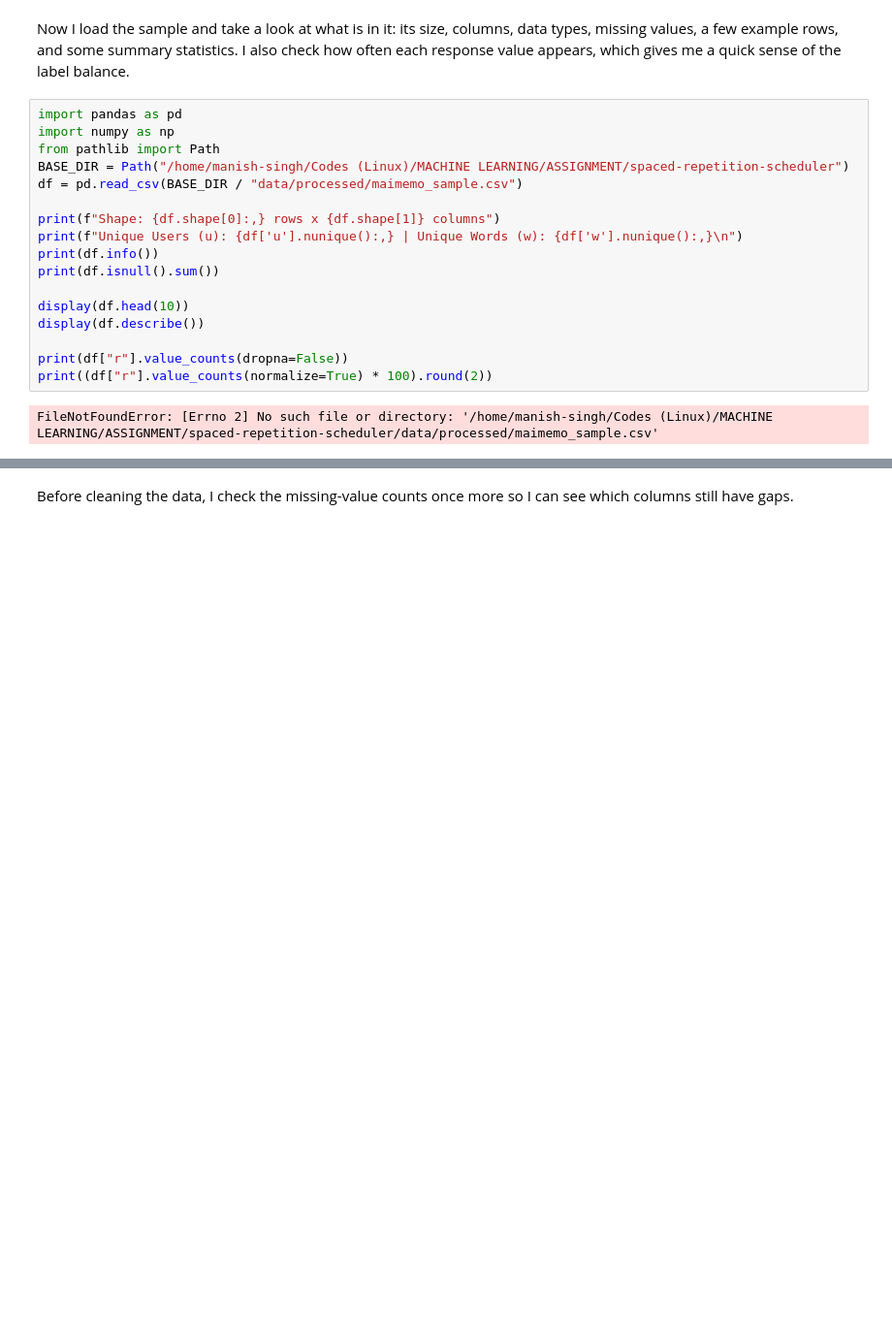
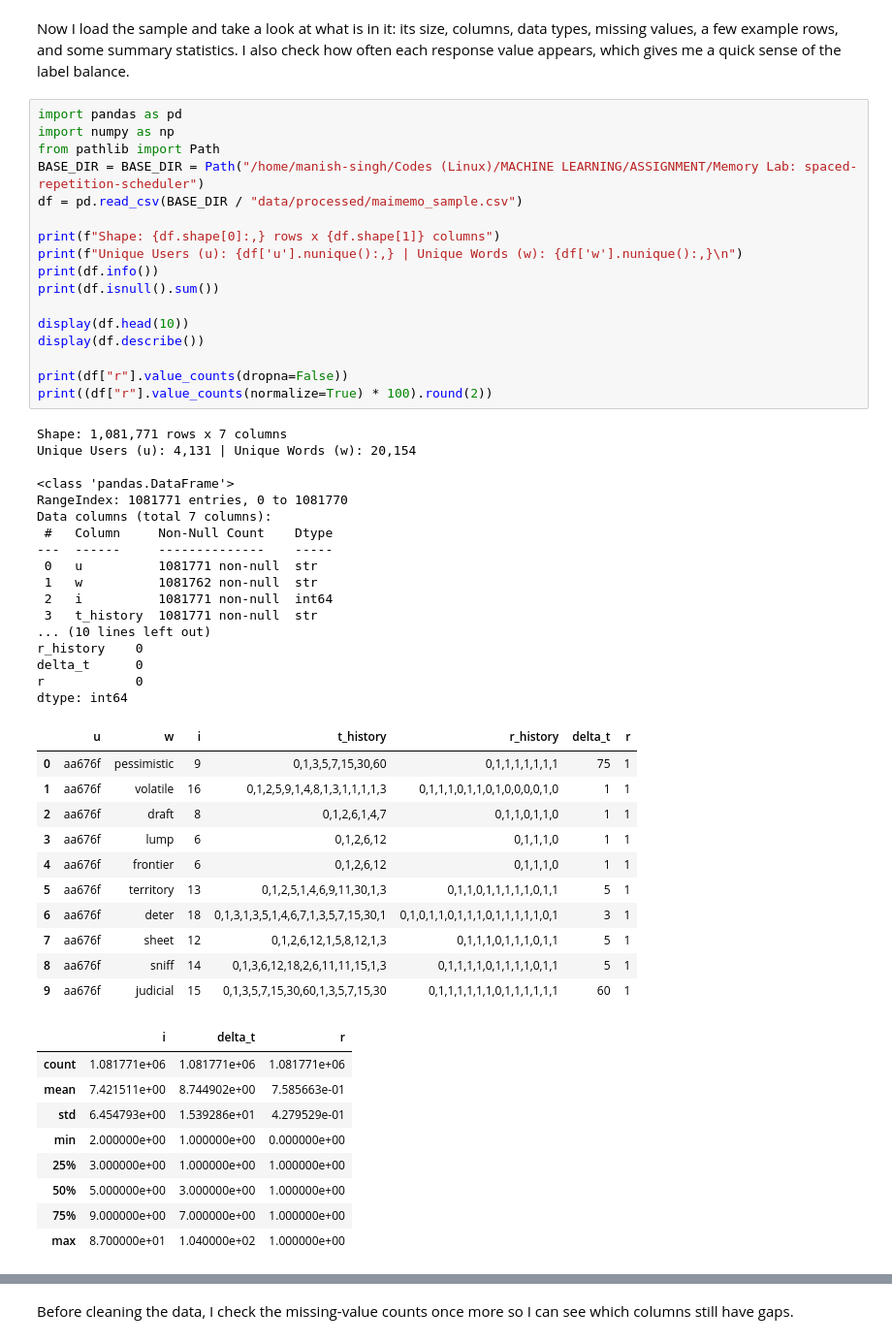
Before and after one commit to Manish-rin/Memory-Lab-Spaced-Repetition-Scheduler, a Jupyter notebook: src/data_cleaning_dataset.ipynb, the cells around one changed output, grey strips where cells are left out. Shown at 97% size. Drawn from its saved outputs; the diff is of its cells as text; blank space fills up the shorter version.

```diff
--- a/src/data_cleaning_dataset.ipynb
+++ b/src/data_cleaning_dataset.ipynb
@@ -28,19 +28,55 @@ Now I load the sample and take a look at what is in it: its size, columns, data
 # %%
 import pandas as pd
 import numpy as np
 from pathlib import Path
-BASE_DIR = Path("/home/manish-singh/Codes (Linux)/MACHINE LEARNING/ASSIGNMENT/spaced-repetition-scheduler")
+BASE_DIR = BASE_DIR = Path("/home/manish-singh/Codes (Linux)/MACHINE LEARNING/ASSIGNMENT/Memory Lab: spaced-repetition-scheduler")
 df = pd.read_csv(BASE_DIR / "data/processed/maimemo_sample.csv")
 
 print(f"Shape: {df.shape[0]:,} rows x {df.shape[1]} columns")
 print(f"Unique Users (u): {df['u'].nunique():,} | Unique Words (w): {df['w'].nunique():,}\n")
 print(df.info())
 print(df.isnull().sum())
 
 display(df.head(10))
 display(df.describe())
 
 print(df["r"].value_counts(dropna=False))
 print((df["r"].value_counts(normalize=True) * 100).round(2))
 # %% [output]
-FileNotFoundError: [Errno 2] No such file or directory: '/home/manish-singh/Codes (Linux)/MACHINE LEARNING/ASSIGNMENT/spaced-repetition-scheduler/data/processed/maimemo_sample.csv'
+Shape: 1,081,771 rows x 7 columns
+Unique Users (u): 4,131 | Unique Words (w): 20,154
+
+<class 'pandas.DataFrame'>
+RangeIndex: 1081771 entries, 0 to 1081770
+Data columns (total 7 columns):
+ #   Column     Non-Null Count    Dtype
+---  ------     --------------    -----
+ 0   u          1081771 non-null  str
+ 1   w          1081762 non-null  str
+ 2   i          1081771 non-null  int64
+ 3   t_history  1081771 non-null  str
+... (10 lines left out)
+r_history    0
+delta_t      0
+r            0
+dtype: int64
+|  | u | w | i | t_history | r_history | delta_t | r |
+| 0 | aa676f | pessimistic | 9 | 0,1,3,5,7,15,30,60 | 0,1,1,1,1,1,1,1 | 75 | 1 |
+| 1 | aa676f | volatile | 16 | 0,1,2,5,9,1,4,8,1,3,1,1,1,1,3 | 0,1,1,1,0,1,1,0,1,0,0,0,0,1,0 | 1 | 1 |
+| 2 | aa676f | draft | 8 | 0,1,2,6,1,4,7 | 0,1,1,0,1,1,0 | 1 | 1 |
+| 3 | aa676f | lump | 6 | 0,1,2,6,12 | 0,1,1,1,0 | 1 | 1 |
+| 4 | aa676f | frontier | 6 | 0,1,2,6,12 | 0,1,1,1,0 | 1 | 1 |
+| 5 | aa676f | territory | 13 | 0,1,2,5,1,4,6,9,11,30,1,3 | 0,1,1,0,1,1,1,1,1,0,1,1 | 5 | 1 |
+| 6 | aa676f | deter | 18 | 0,1,3,1,3,5,1,4,6,7,1,3,5,7,15,30,1 | 0,1,0,1,1,0,1,1,1,0,1,1,1,1,1,0,1 | 3 | 1 |
+| 7 | aa676f | sheet | 12 | 0,1,2,6,12,1,5,8,12,1,3 | 0,1,1,1,0,1,1,1,0,1,1 | 5 | 1 |
+| 8 | aa676f | sniff | 14 | 0,1,3,6,12,18,2,6,11,11,15,1,3 | 0,1,1,1,1,0,1,1,1,1,0,1,1 | 5 | 1 |
+| 9 | aa676f | judicial | 15 | 0,1,3,5,7,15,30,60,1,3,5,7,15,30 | 0,1,1,1,1,1,1,0,1,1,1,1,1,1 | 60 | 1 |
+|  | i | delta_t | r |
+| count | 1.081771e+06 | 1.081771e+06 | 1.081771e+06 |
+| mean | 7.421511e+00 | 8.744902e+00 | 7.585663e-01 |
+| std | 6.454793e+00 | 1.539286e+01 | 4.279529e-01 |
+| min | 2.000000e+00 | 1.000000e+00 | 0.000000e+00 |
+| 25% | 3.000000e+00 | 1.000000e+00 | 1.000000e+00 |
+| 50% | 5.000000e+00 | 3.000000e+00 | 1.000000e+00 |
+| 75% | 9.000000e+00 | 7.000000e+00 | 1.000000e+00 |
+| max | 8.700000e+01 | 1.040000e+02 | 1.000000e+00 |
```
Also changed, not shown: parts of 2 cells of this notebook, 7 other files.
